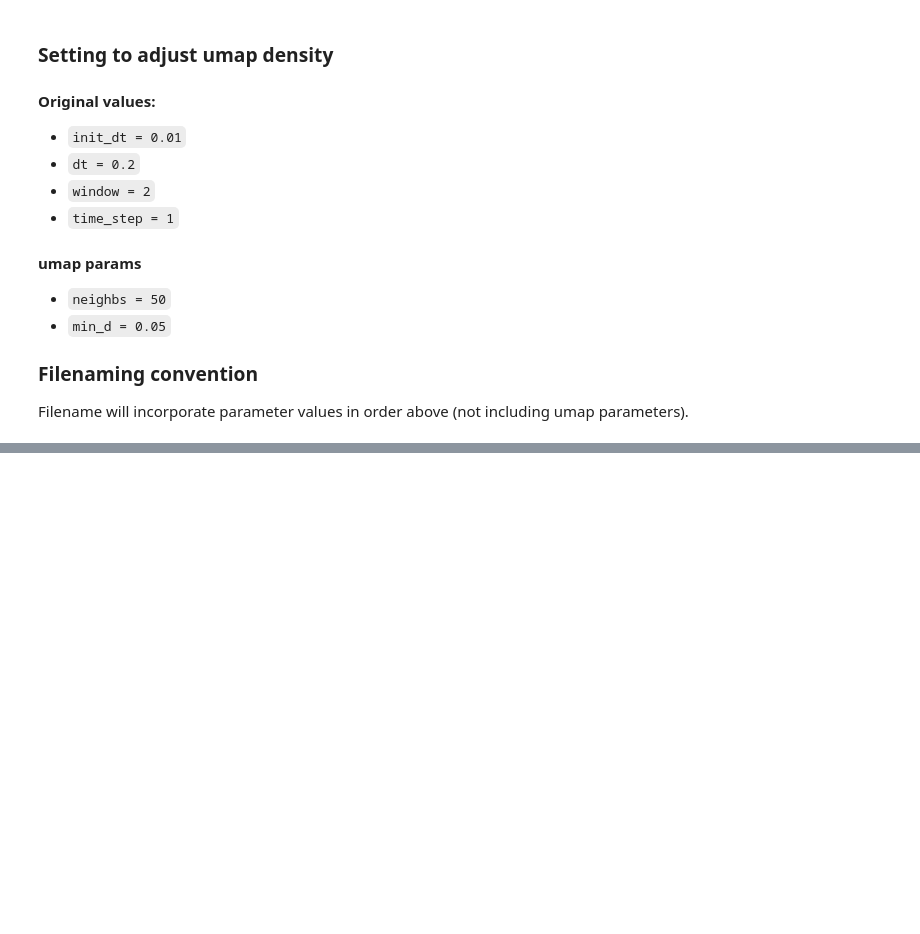
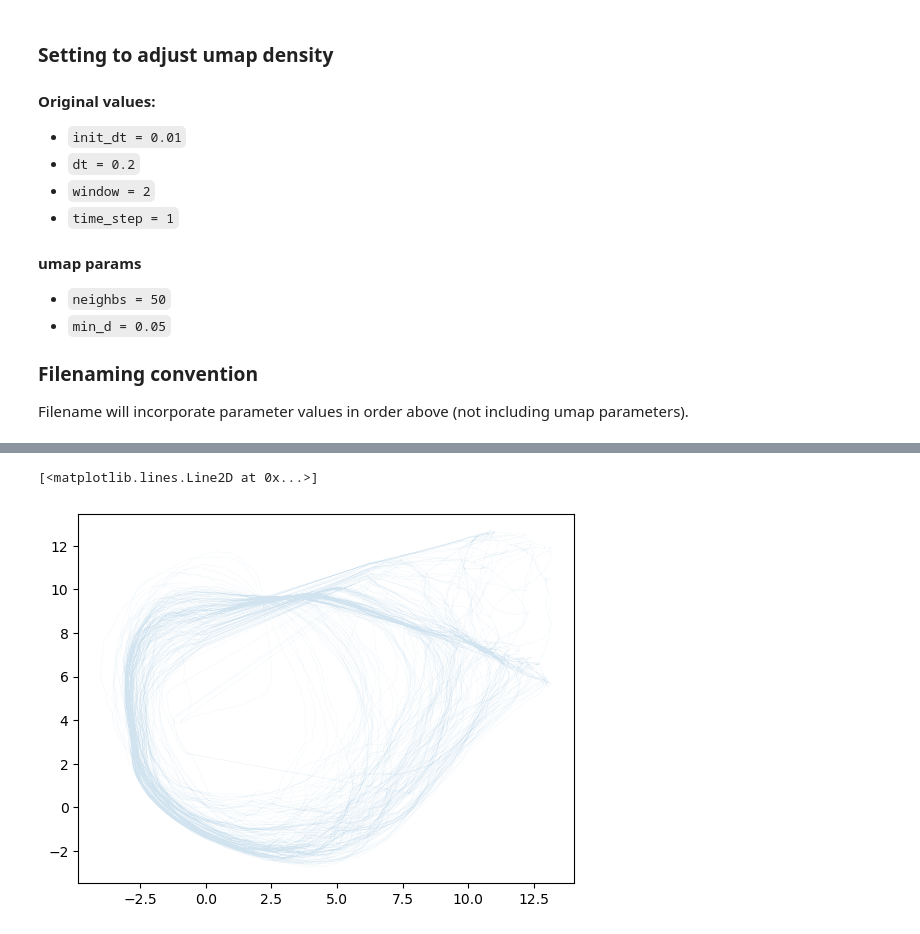
Before and after one commit to QuLab-VU/ECM_cell_cycle_model, a Jupyter notebook: umap_window/make_reducer.ipynb, the cells around one changed output, grey strips where cells are left out. Saved outputs shown, nothing was run; the diff lists cells and outputs as text; code cells hidden in the pictures; blank space fills up the shorter version.

```diff
--- a/umap_window/make_reducer.ipynb
+++ b/umap_window/make_reducer.ipynb
@@ -105,0 +128,6 @@ plt.plot(embedding_all_prot[0:1000,0], embedding_all_prot[0:1000,1])
+# %%
+fig = plt.figure()
+plt.plot(embedding_all_prot[24981*4:24981*5,0], embedding_all_prot[24981*4:24981*5,1], lw=0.1, alpha=0.2)
+# %% [output]
+[<matplotlib.lines.Line2D at 0x...>]
+[figure, added]
```
Also changed, not shown: parts of 8 cells of this notebook, 3 other files.
